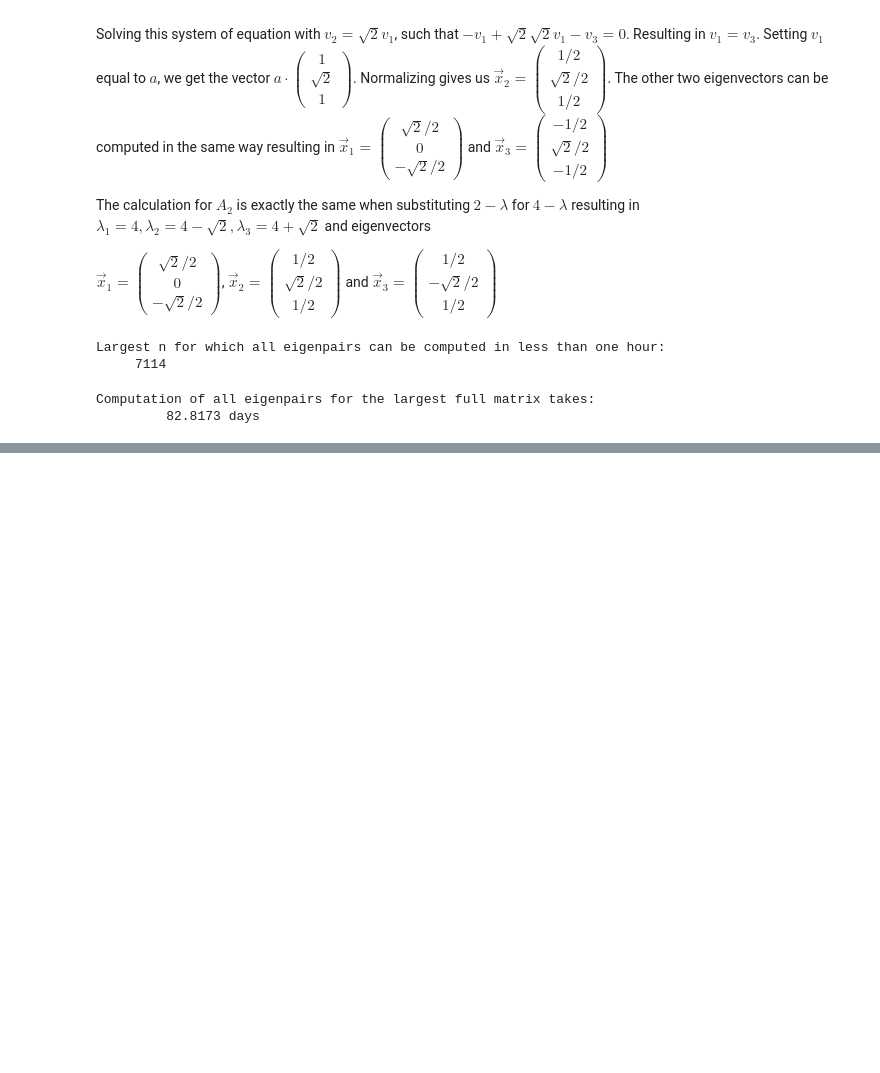
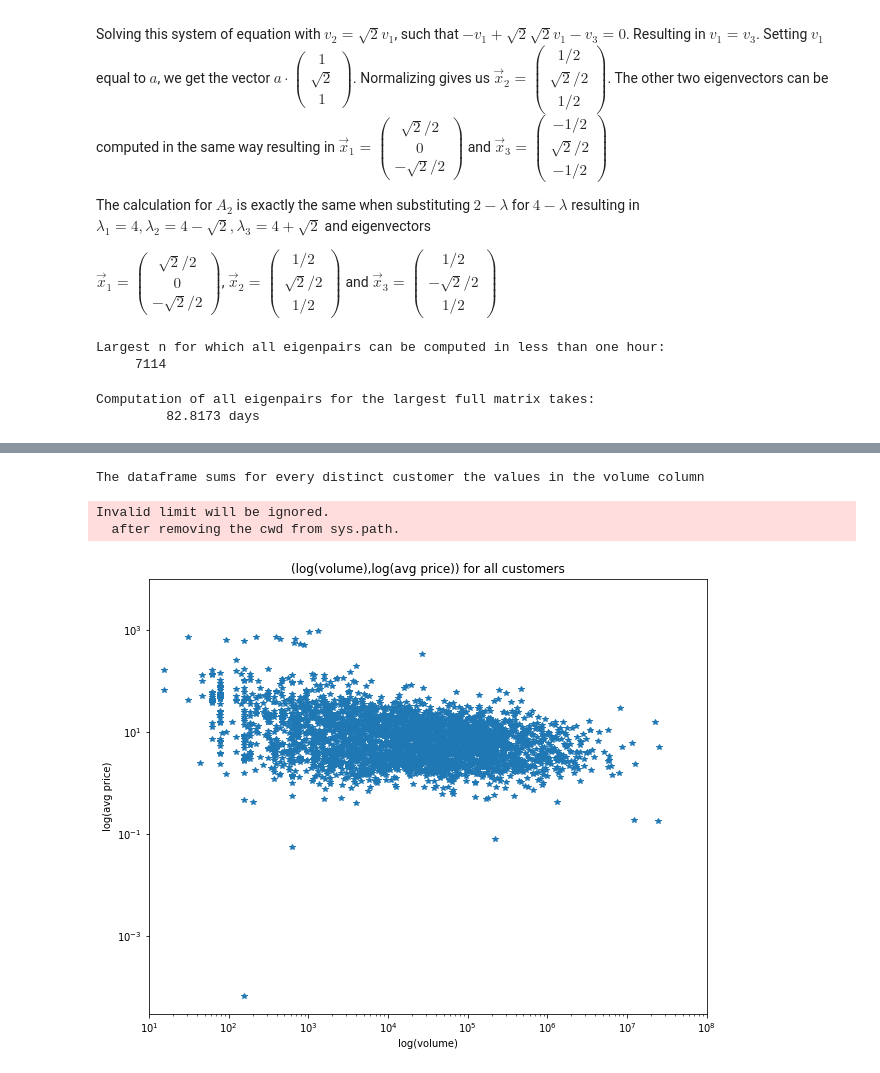
Before and after one commit to DionEngels/ScientificProgramming, a Jupyter notebook: Set 3/exset3.ipynb, the cells around one changed output, grey strips where cells are left out. Drawn from its saved outputs; the diff is of its cells as text; code cells hidden in the pictures; blank space fills up the shorter version.

```diff
--- a/Set 3/exset3.ipynb
+++ b/Set 3/exset3.ipynb
@@ -432,0 +497,19 @@ import pandas as pd
+# %%
+### f
+def relabel(df, column_name="customer", replace=False, chronological=True):
+
+    distinct = df[column_name].unique()
+    n_distinct = len(distinct)
+
+    if chronological:
+        replacements = dict(zip(distinct, np.arange(1, n_distinct + 1)))
+    else:
+        replacements = dict(zip(sorted(distinct), np.arange(1, n_distinct + 1)))
+
+    if replace:
+        df[column_name] = [replacements[i] for i in df[column_name]]
+    else:
+        df[column_name+" ID"] = [replacements[i] for i in df[column_name]]
+    return df
+
+df = relabel(df)
@@ -432,0 +535,22 @@ import pandas as pd
+# %%
+### h
+volumes = df.groupby("customer").volume.sum()
+print("The dataframe sums for every distinct customer the values in the volume column")
+# %% [output]
+The dataframe sums for every distinct customer the values in the volume column
+# %%
+### i
+prices = df.groupby("customer").price.mean()
+# %%
+### j
+plt.figure(figsize=(10,8))
+plt.loglog(volumes, prices, '*')
+plt.ylim([-10**8, 10**4])
+plt.xlim([10, 10**8])
+plt.title("(log(volume),log(avg price)) for all customers")
+plt.xlabel("log(volume)")
+plt.ylabel("log(avg price)");
+# %% [output]
+Invalid limit will be ignored.
+  after removing the cwd from sys.path.
+[figure, added]
```
Also changed, not shown: parts of 21 cells of this notebook.
